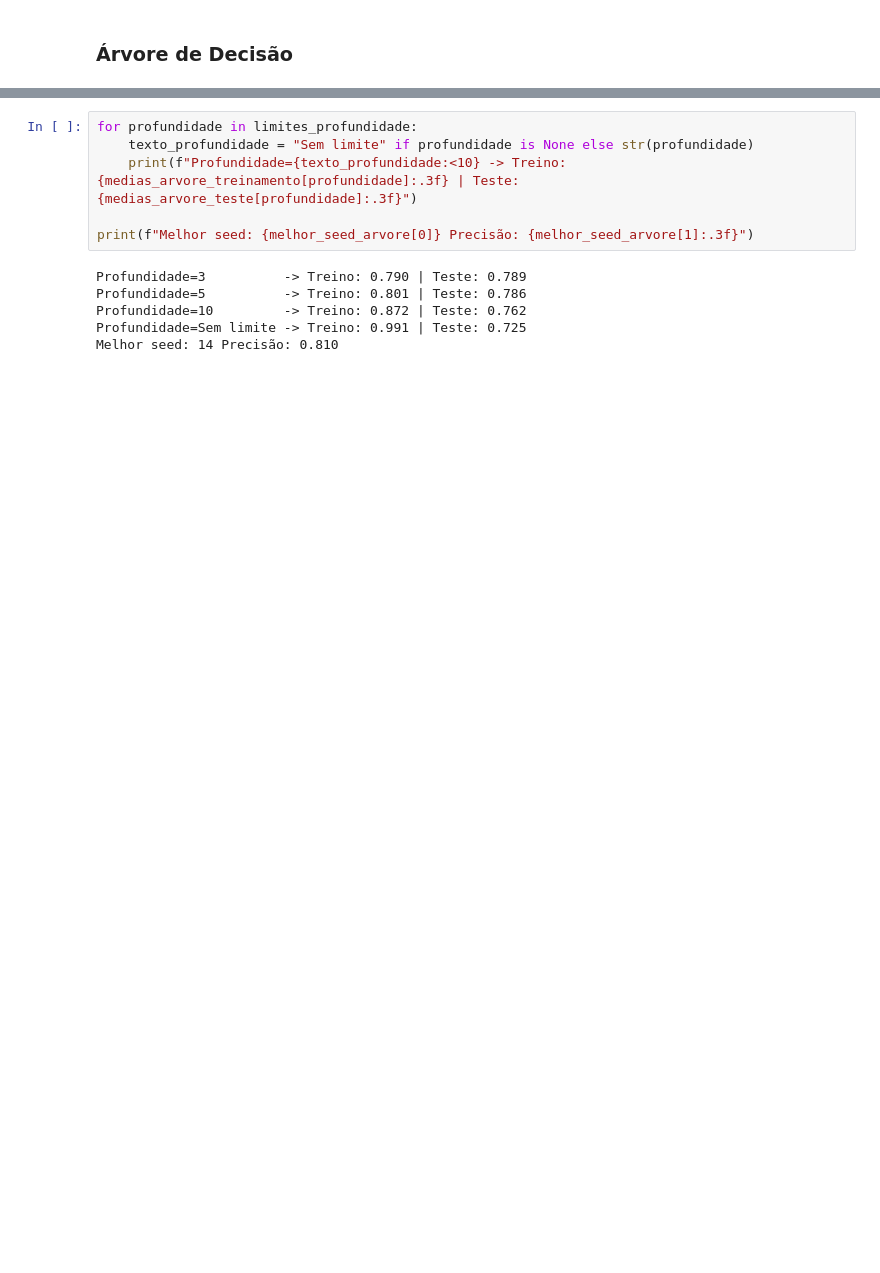
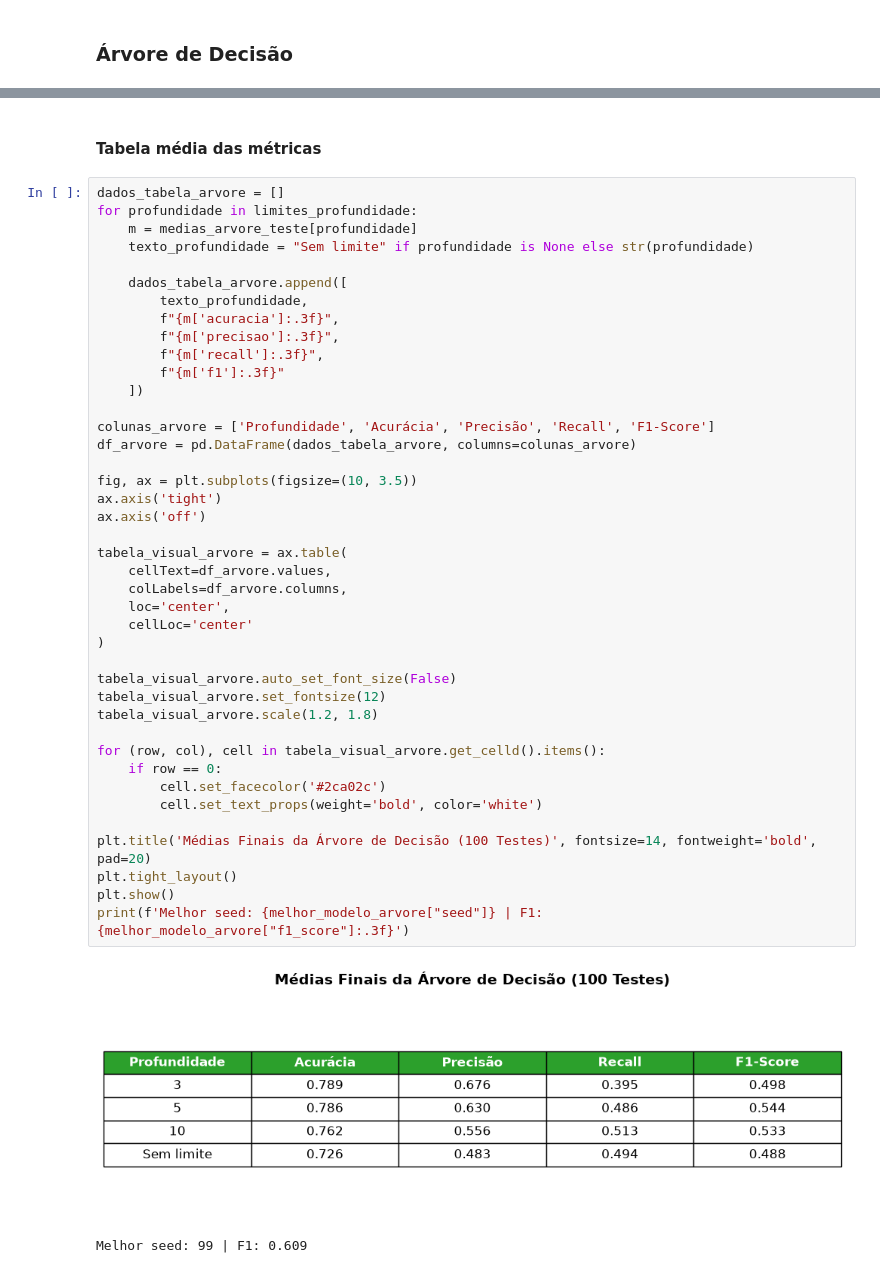
Before and after one commit to ThePocketRocket/Projeto-Segunda-Unidade, a Jupyter notebook: notebooks/estudo.ipynb, the cells around one changed output, grey strips where cells are left out. Drawn from its saved outputs; the diff is of its cells as text; blank space fills up the shorter version.

```diff
--- a/notebooks/estudo.ipynb
+++ b/notebooks/estudo.ipynb
@@ -385,12 +487,46 @@ for profundidade in limites_profundidade:
+# %% [markdown]
+#### Tabela média das métricas
 # %%
+dados_tabela_arvore = []
 for profundidade in limites_profundidade:
+    m = medias_arvore_teste[profundidade]
     texto_profundidade = "Sem limite" if profundidade is None else str(profundidade)
-    print(f"Profundidade={texto_profundidade:<10} -> Treino: {medias_arvore_treinamento[profundidade]:.3f} | Teste: {medias_arvore_teste[profundidade]:.3f}")
 
-print(f"Melhor seed: {melhor_seed_arvore[0]} Precisão: {melhor_seed_arvore[1]:.3f}")
+    dados_tabela_arvore.append([
+        texto_profundidade,
+        f"{m['acuracia']:.3f}",
+        f"{m['precisao']:.3f}",
+        f"{m['recall']:.3f}",
+        f"{m['f1']:.3f}"
+    ])
+
+colunas_arvore = ['Profundidade', 'Acurácia', 'Precisão', 'Recall', 'F1-Score']
+df_arvore = pd.DataFrame(dados_tabela_arvore, columns=colunas_arvore)
+
+fig, ax = plt.subplots(figsize=(10, 3.5))
+ax.axis('tight')
+ax.axis('off')
+
+tabela_visual_arvore = ax.table(
+    cellText=df_arvore.values,
+    colLabels=df_arvore.columns,
+    loc='center',
+    cellLoc='center'
+)
+
+tabela_visual_arvore.auto_set_font_size(False)
+tabela_visual_arvore.set_fontsize(12)
+tabela_visual_arvore.scale(1.2, 1.8)
+
+for (row, col), cell in tabela_visual_arvore.get_celld().items():
+    if row == 0:
+        cell.set_facecolor('#2ca02c')
+        cell.set_text_props(weight='bold', color='white')
+
+plt.title('Médias Finais da Árvore de Decisão (100 Testes)', fontsize=14, fontweight='bold', pad=20)
+plt.tight_layout()
+plt.show()
+print(f'Melhor seed: {melhor_modelo_arvore["seed"]} | F1: {melhor_modelo_arvore["f1_score"]:.3f}')
 # %% [output]
+[figure, added]
-Profundidade=3          -> Treino: 0.790 | Teste: 0.789
-Profundidade=5          -> Treino: 0.801 | Teste: 0.786
-Profundidade=10         -> Treino: 0.872 | Teste: 0.762
-Profundidade=Sem limite -> Treino: 0.991 | Teste: 0.725
-Melhor seed: 14 Precisão: 0.810
+Melhor seed: 99 | F1: 0.609
```
Also changed, not shown: parts of 15 cells of this notebook, 5 other files.
